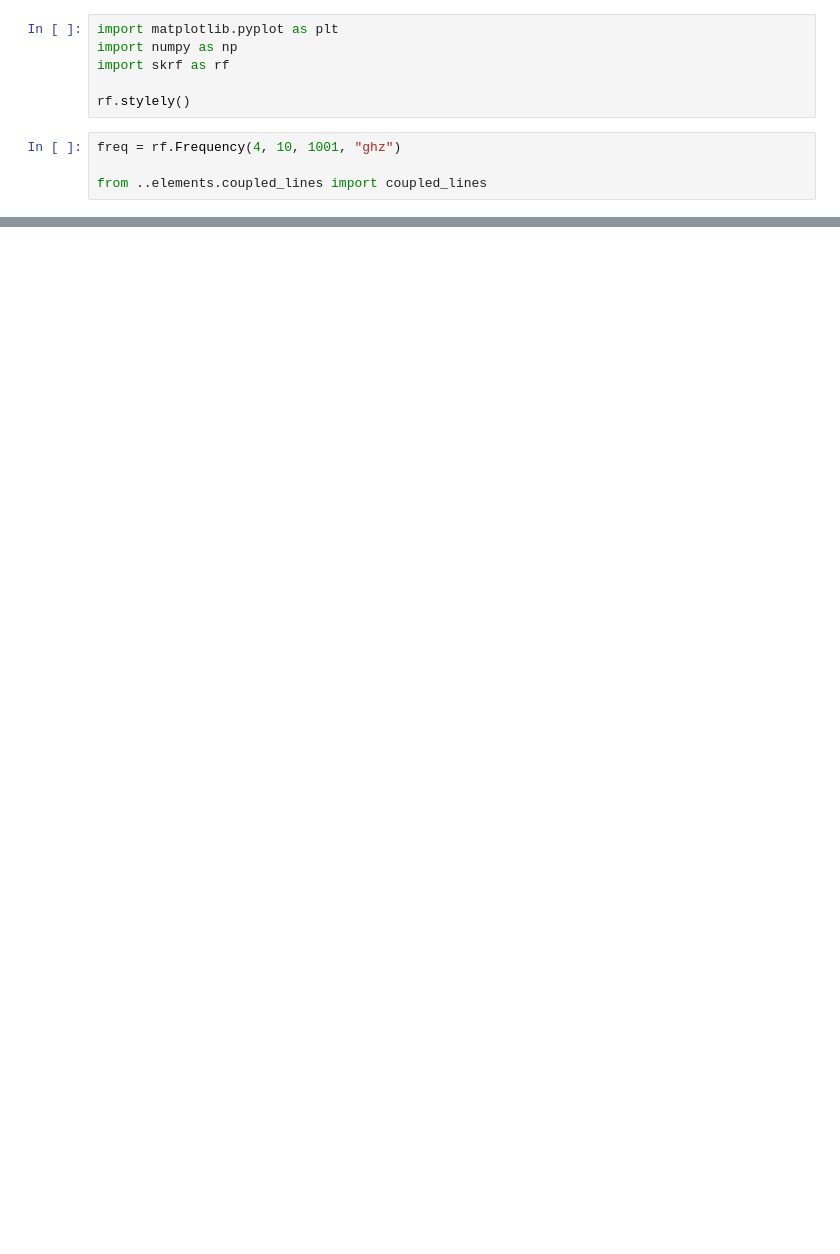
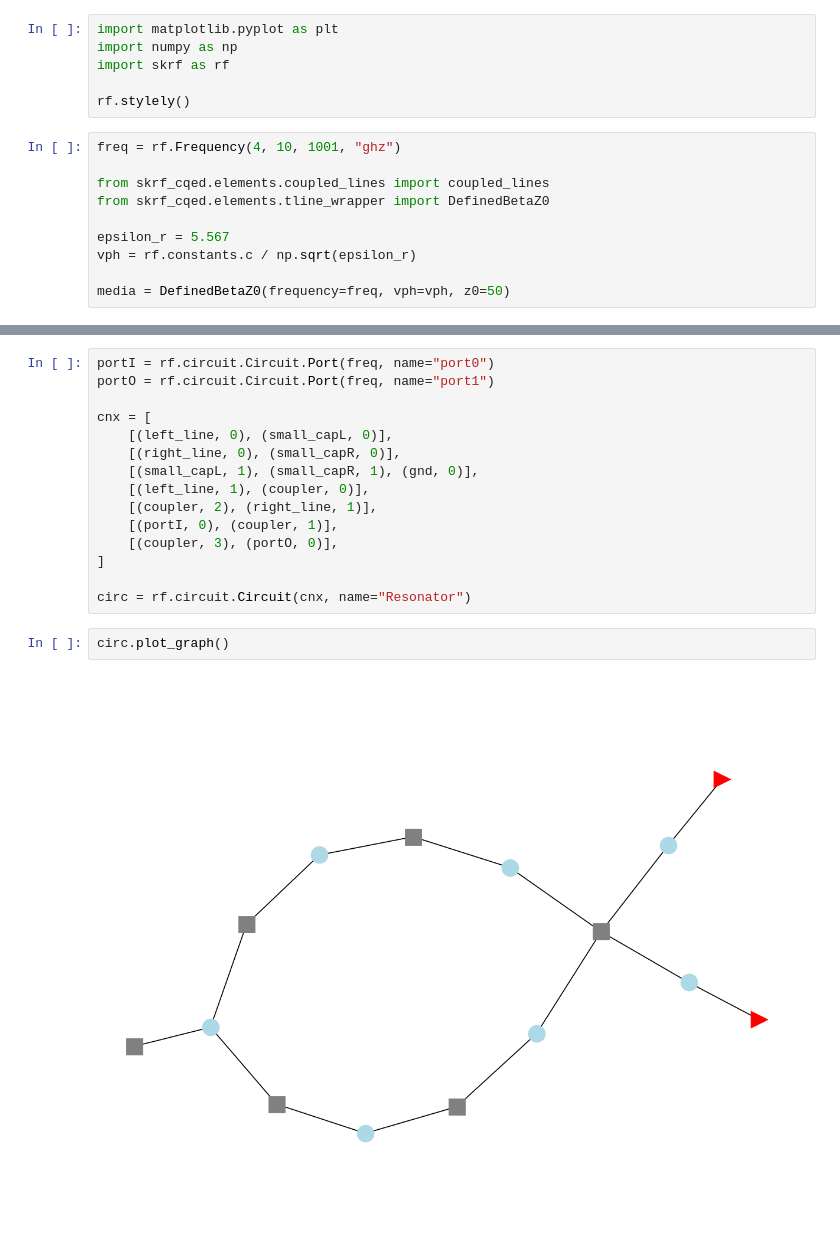
Before and after one commit to zachparrott/skrf-cqed, a Jupyter notebook: skrf_cqed/examples/quarter_wave_resonator.ipynb, the cells around one changed output, grey strips where cells are left out. Drawn from its saved outputs; the diff is of its cells as text; blank space fills up the shorter version.

```diff
--- a/skrf_cqed/examples/quarter_wave_resonator.ipynb
+++ b/skrf_cqed/examples/quarter_wave_resonator.ipynb
@@ -7,4 +7,10 @@ rf.stylely()
 # %%
 freq = rf.Frequency(4, 10, 1001, "ghz")
 
-from ..elements.coupled_lines import coupled_lines
+from skrf_cqed.elements.coupled_lines import coupled_lines
+from skrf_cqed.elements.tline_wrapper import DefinedBetaZ0
+
+epsilon_r = 5.567
+vph = rf.constants.c / np.sqrt(epsilon_r)
+
+media = DefinedBetaZ0(frequency=freq, vph=vph, z0=50)
@@ -12,0 +46,19 @@ ImportError: attempted relative import with no known parent package
+# %%
+portI = rf.circuit.Circuit.Port(freq, name="port0")
+portO = rf.circuit.Circuit.Port(freq, name="port1")
+
+cnx = [
+    [(left_line, 0), (small_capL, 0)],
+    [(right_line, 0), (small_capR, 0)],
+    [(small_capL, 1), (small_capR, 1), (gnd, 0)],
+    [(left_line, 1), (coupler, 0)],
+    [(coupler, 2), (right_line, 1)],
+    [(portI, 0), (coupler, 1)],
+    [(coupler, 3), (portO, 0)],
+]
+
+circ = rf.circuit.Circuit(cnx, name="Resonator")
+# %%
+circ.plot_graph()
+# %% [output]
+[figure, added]
```
Also changed, not shown: parts of 3 cells of this notebook, 1 other file.
